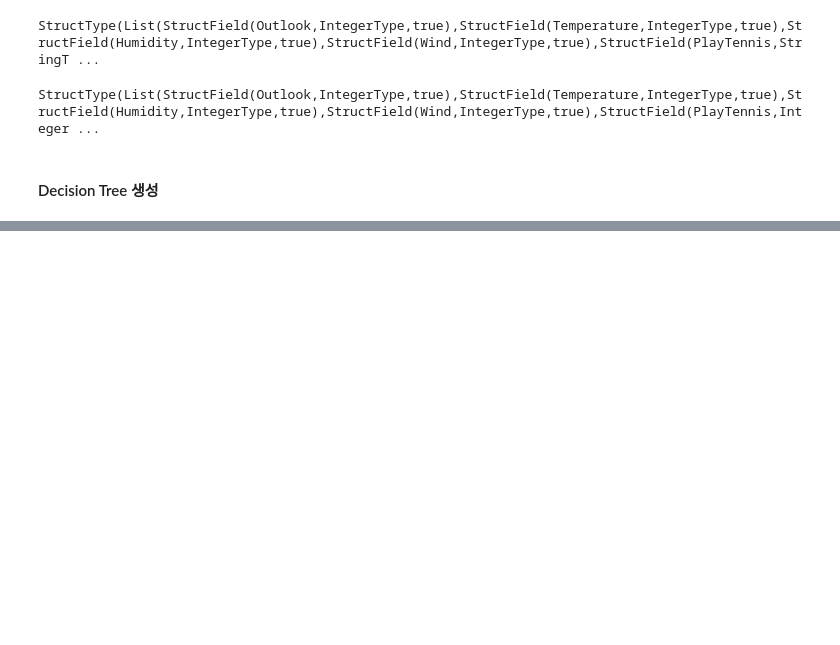
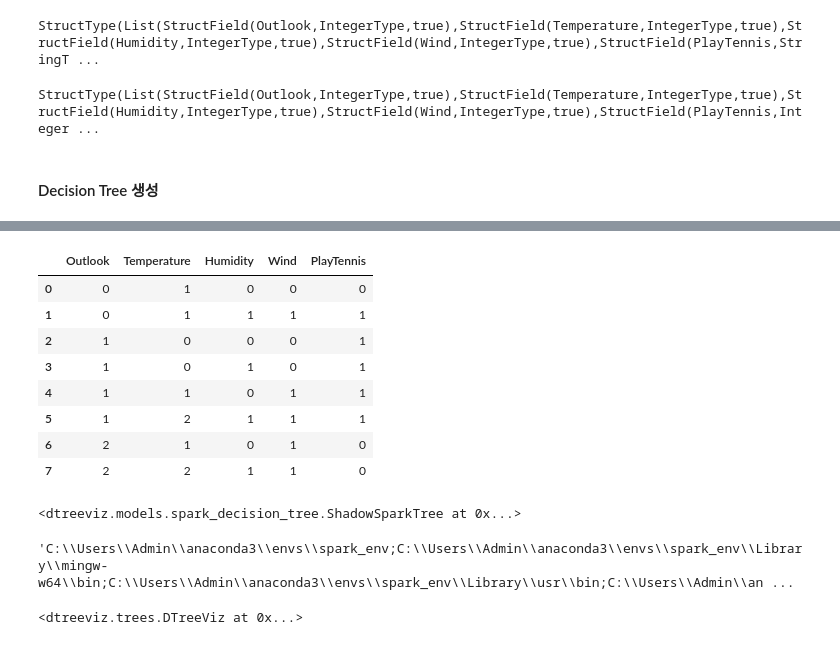
Before and after one commit to silver-ye/Bigdata, a Jupyter notebook: Spark Decision Tree.ipynb, the cells around one changed output, grey strips where cells are left out. Saved outputs shown, nothing was run; the diff lists cells and outputs as text; code cells hidden in the pictures; blank space fills up the shorter version.

```diff
--- a/Spark Decision Tree.ipynb
+++ b/Spark Decision Tree.ipynb
@@ -341,0 +586,15 @@ assembler = VectorAssembler(inputCols = ['Outlook', 'Temperature', 'Humidity', '
+# %%
+## 지정한 컬럼만 dataset에 대입하기
+dataset = dataset[['Outlook', 'Temperature', 'Humidity', 'Wind', 'PlayTennis']]
+# %%
+dataset
+# %% [output]
+|  | Outlook | Temperature | Humidity | Wind | PlayTennis |
+| 0 | 0 | 1 | 0 | 0 | 0 |
+| 1 | 0 | 1 | 1 | 1 | 1 |
+| 2 | 1 | 0 | 0 | 0 | 1 |
+| 3 | 1 | 0 | 1 | 0 | 1 |
+| 4 | 1 | 1 | 0 | 1 | 1 |
+| 5 | 1 | 2 | 1 | 1 | 1 |
+| 6 | 2 | 1 | 0 | 1 | 0 |
+| 7 | 2 | 2 | 1 | 1 | 0 |
@@ -341,0 +611,4 @@ assembler = VectorAssembler(inputCols = ['Outlook', 'Temperature', 'Humidity', '
+# %%
+spark_dtree
+# %% [output]
+<dtreeviz.models.spark_decision_tree.ShadowSparkTree at 0x...>
@@ -341,0 +619,10 @@ assembler = VectorAssembler(inputCols = ['Outlook', 'Temperature', 'Humidity', '
+# %%
+## path 설정 조회
+os.environ['PATH']
+# %% [output]
+'C:\\Users\\Admin\\anaconda3\\envs\\spark_env;C:\\Users\\Admin\\anaconda3\\envs\\spark_env\\Library\\mingw-w64\\bin;C:\\Users\\Admin\\anaconda3\\envs\\spark_env\\Library\\usr\\bin;C:\\Users\\Admin\\an ...
+# %%
+## Decision Tree의 내용 시각화
+trees.dtreeviz(spark_dtree, scale = 2.0)
+# %% [output]
+<dtreeviz.trees.DTreeViz at 0x...>
```
Also changed, not shown: parts of 29 cells of this notebook, 2 other files.
